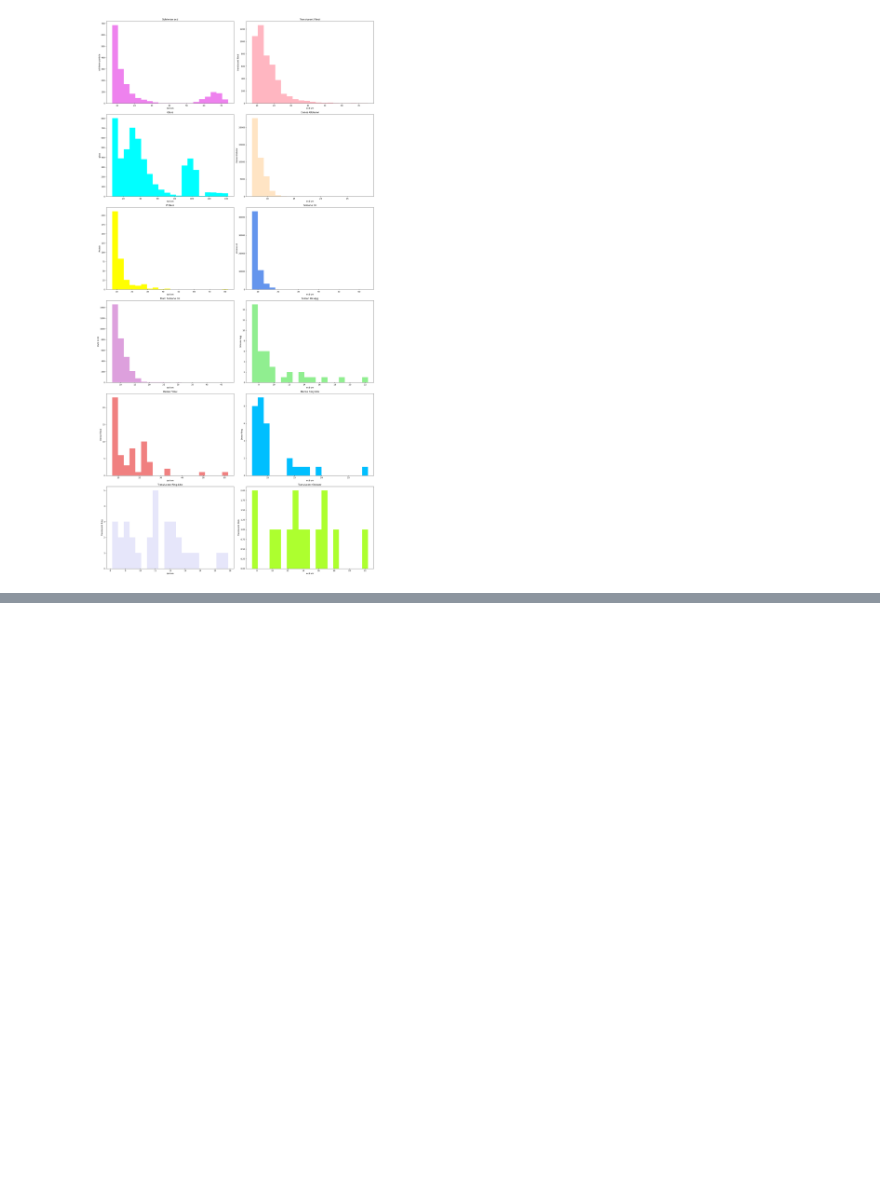
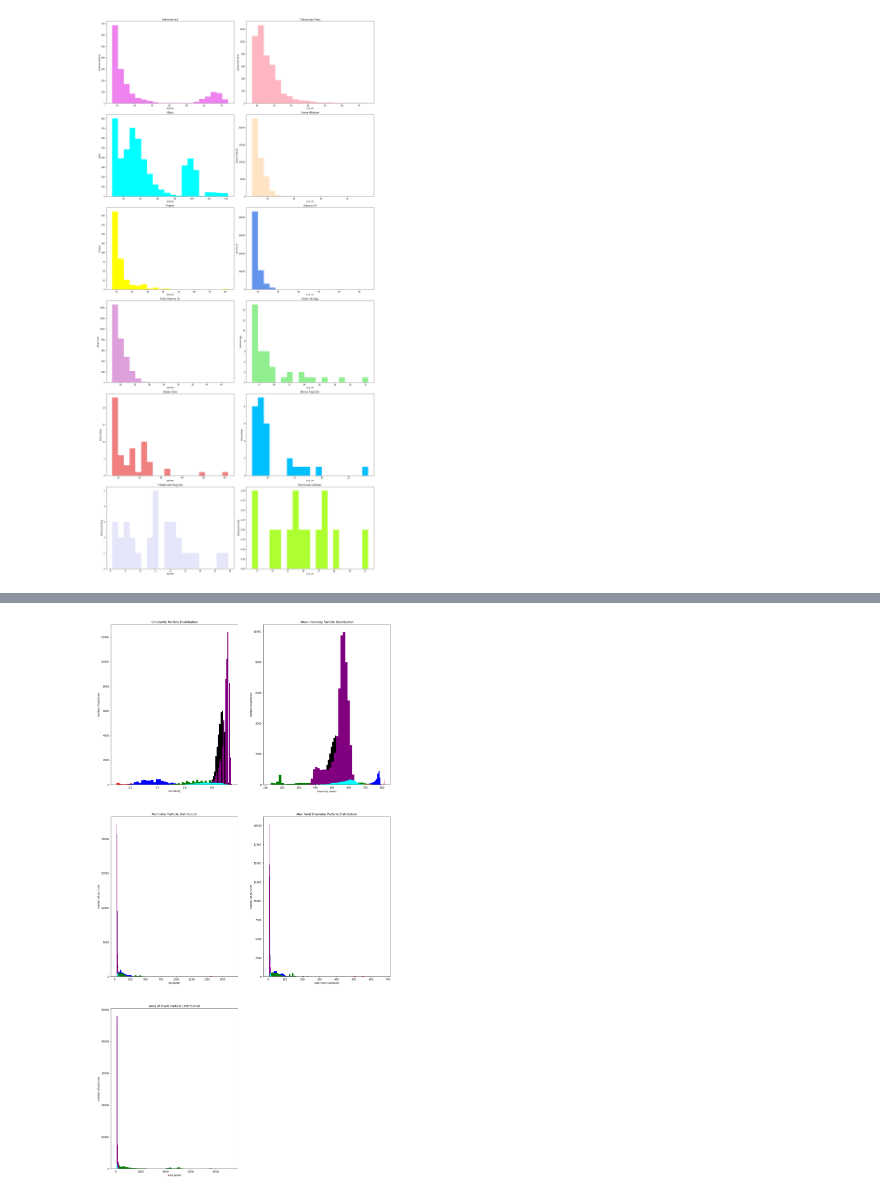
Before and after one commit to Scottholman33/KBI, a Jupyter notebook: KBI_Python_Start.ipynb, the cells around one changed output, grey strips where cells are left out. Cells and saved outputs as stored; diff of their text form; code cells hidden in the pictures; blank space fills up the shorter version.

```diff
--- a/KBI_Python_Start.ipynb
+++ b/KBI_Python_Start.ipynb
@@ -485,0 +486,91 @@ plt.show()
+# %%
+fig=plt.figure(figsize=(20,40))
+ax1=fig.add_subplot(3,2,1)
+ax2=fig.add_subplot(3,2,2)
+ax3=fig.add_subplot(3,2,3)
+ax4=fig.add_subplot(3,2,4)
+ax5=fig.add_subplot(3,2,5)
+# ax6=fig.add_subplot(3,2,6)
+
+n_bins = 40
+
+ax1.set_title('Circularity Particle Distribution')
+ax1.set_xlabel('circularity')
+ax1.set_ylabel('number of particles')
+ax1.hist(schlieren['circularity'], n_bins, color = 'r', label="schlieren")
+ax1.hist(translucent_fibral['circularity'], n_bins, color = 'b', label="translucent fibral")
+ax1.hist(glass['circularity'], n_bins, color = 'g', label="glass")
+ax1.hist(dense_glob['circularity'], n_bins, color = 'k', label="dense glob")
+ax1.hist(protein['circularity'], n_bins, color = 'orange', label="protein")
+ax1.hist(silicone_oil['circularity'], n_bins, color = 'purple', label="silicone oil")
+ax1.hist(multi_si_oil['circularity'], n_bins, color = 'cyan', label="multi silicone oil")
+ax1.hist(silicone_agg['circularity'], n_bins, color = 'magenta', label="silicone aggregate")
+ax1.hist(dense_fibral['circularity'], n_bins, color = 'lavender', label="dense fibral")
+ax1.hist(dense_ring['circularity'], n_bins, color = 'yellow', label="dense ring")
+ax1.hist(translucent_ring['circularity'], n_bins, color = 'pink', label="translucent ring")
+ax1.hist(translucent_glob['circularity'], n_bins, color = 'brown', label="translucent glob")
+
+ax2.set_title('Mean Intensity Particle Distribution')
+ax2.set_xlabel('intensity_mean')
+ax2.set_ylabel('number of particles')
+ax2.hist(schlieren['intensity_mean'], n_bins, color = 'r', label="schlieren")
+ax2.hist(translucent_fibral['intensity_mean'], n_bins, color = 'b', label="translucent fibral")
+ax2.hist(glass['intensity_mean'], n_bins, color = 'g', label="glass")
+ax2.hist(dense_glob['intensity_mean'], n_bins, color = 'k', label="dense glob")
+ax2.hist(protein['intensity_mean'], n_bins, color = 'orange', label="protein")
+ax2.hist(silicone_oil['intensity_mean'], n_bins, color = 'purple', label="silicone oil")
+ax2.hist(multi_si_oil['intensity_mean'], n_bins, color = 'cyan', label="multi silicone oil")
+ax2.hist(silicone_agg['intensity_mean'], n_bins, color = 'magenta', label="silicone aggregate")
+ax2.hist(dense_fibral['intensity_mean'], n_bins, color = 'lavender', label="dense fibral")
+ax2.hist(dense_ring['intensity_mean'], n_bins, color = 'yellow', label="dense ring")
+ax2.hist(translucent_ring['intensity_mean'], n_bins, color = 'pink', label="translucent ring")
+ax2.hist(translucent_glob['intensity_mean'], n_bins, color = 'brown', label="translucent glob")
+
+ax3.set_title('Perimeter Particle Distribution')
+ax3.set_xlabel('perimeter')
+ax3.set_ylabel('number of particles')
+ax3.hist(schlieren['perimeter'], n_bins, color = 'r', label="schlieren")
+ax3.hist(translucent_fibral['perimeter'], n_bins, color = 'b', label="translucent fibral")
+ax3.hist(glass['perimeter'], n_bins, color = 'g', label="glass")
+ax3.hist(dense_glob['perimeter'], n_bins, color = 'k', label="dense glob")
+ax3.hist(protein['perimeter'], n_bins, color = 'orange', label="protein")
+ax3.hist(silicone_oil['perimeter'], n_bins, color = 'purple', label="silicone oil")
+ax3.hist(multi_si_oil['perimeter'], n_bins, color = 'cyan', label="multi silicone oil")
+ax3.hist(silicone_agg['perimeter'], n_bins, color = 'magenta', label="silicone aggregate")
+ax3.hist(dense_fibral['perimeter'], n_bins, color = 'lavender', label="dense fibral")
+ax3.hist(dense_ring['perimeter'], n_bins, color = 'yellow', label="dense ring")
+ax3.hist(translucent_ring['perimeter'], n_bins, color = 'pink', label="translucent ring")
+ax3.hist(translucent_glob['perimeter'], n_bins, color = 'brown', label="translucent glob")
+
+ax4.set_title('Max Feret Diameter Particle Distribution')
+ax4.set_xlabel('Max Feret Diameter')
+ax4.set_ylabel('number of particles')
+ax4.hist(schlieren['max_feret_diam_um'], n_bins, color = 'r', label="schlieren")
+ax4.hist(translucent_fibral['max_feret_diam_um'], n_bins, color = 'b', label="translucent fibral")
+ax4.hist(glass['max_feret_diam_um'], n_bins, color = 'g', label="glass")
+ax4.hist(dense_glob['max_feret_diam_um'], n_bins, color = 'k', label="dense glob")
+ax4.hist(protein['max_feret_diam_um'], n_bins, color = 'orange', label="protein")
+ax4.hist(silicone_oil['max_feret_diam_um'], n_bins, color = 'purple', label="silicone oil")
+ax4.hist(multi_si_oil['max_feret_diam_um'], n_bins, color = 'cyan', label="multi silicone oil")
+ax4.hist(silicone_agg['max_feret_diam_um'], n_bins, color = 'magenta', label="silicone aggregate")
+ax4.hist(dense_fibral['max_feret_diam_um'], n_bins, color = 'lavender', label="dense fibral")
+ax4.hist(dense_ring['max_feret_diam_um'], n_bins, color = 'yellow', label="dense ring")
+ax4.hist(translucent_ring['max_feret_diam_um'], n_bins, color = 'pink', label="translucent ring")
+ax4.hist(translucent_glob['max_feret_diam_um'], n_bins, color = 'brown', label="translucent glob")
+
+ax5.set_title('Area of Pixels Particle Distribution')
+ax5.set_xlabel('area pixels')
+ax5.set_ylabel('number of particles')
+ax5.hist(schlieren['area_pixels'], n_bins, color = 'r', label="schlieren")
+ax5.hist(translucent_fibral['area_pixels'], n_bins, color = 'b', label="translucent fibral")
+ax5.hist(glass['area_pixels'], n_bins, color = 'g', label="glass")
+ax5.hist(dense_glob['area_pixels'], n_bins, color = 'k', label="dense glob")
+ax5.hist(protein['area_pixels'], n_bins, color = 'orange', label="protein")
+ax5.hist(silicone_oil['area_pixels'], n_bins, color = 'purple', label="silicone oil")
+ax5.hist(multi_si_oil['area_pixels'], n_bins, color = 'cyan', label="multi silicone oil")
+ax5.hist(silicone_agg['area_pixels'], n_bins, color = 'magenta', label="silicone aggregate")
+ax5.hist(dense_fibral['area_pixels'], n_bins, color = 'lavender', label="dense fibral")
+ax5.hist(dense_ring['area_pixels'], n_bins, color = 'yellow', label="dense ring")
+ax5.hist(translucent_ring['area_pixels'], n_bins, color = 'pink', label="translucent ring")
+ax5.hist(translucent_glob['area_pixels'], n_bins, color = 'brown', label="translucent glob")
+# %% [output]
@@ -485,0 +587 @@ plt.show()
+[figure, added]
```
Also changed, not shown: parts of 6 cells of this notebook.
